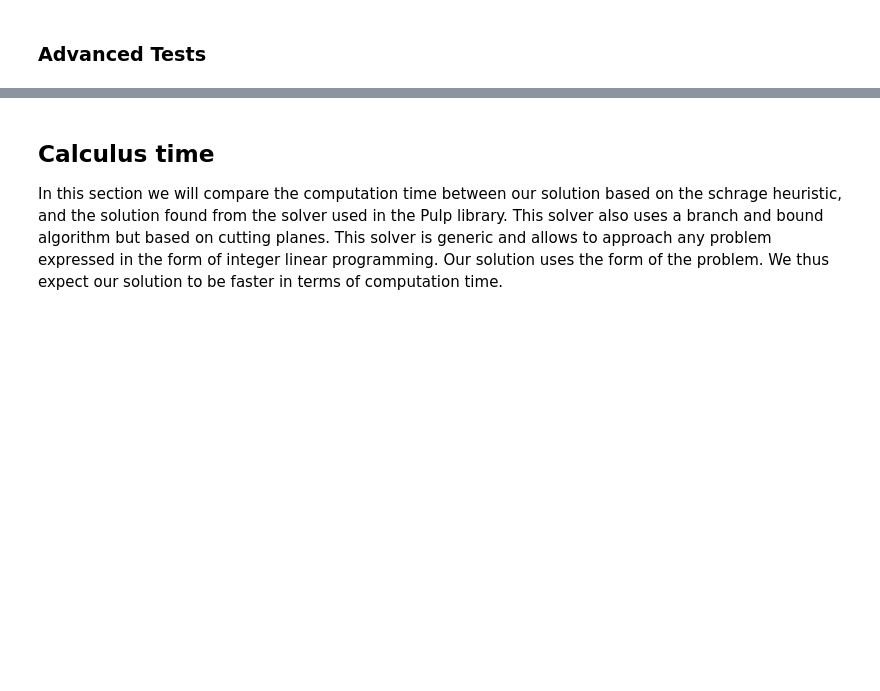
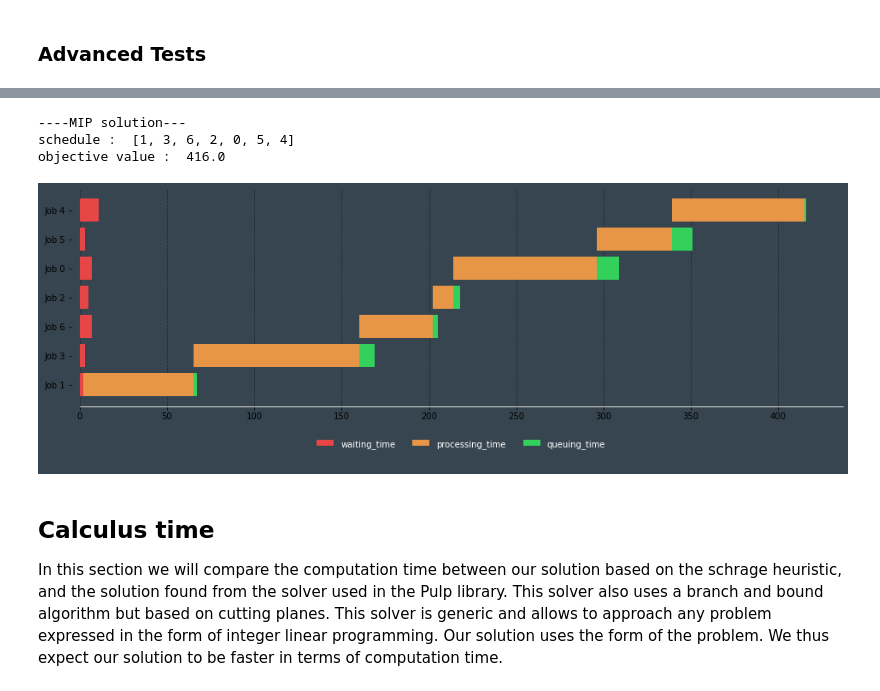
Before and after one commit to lolofo/ro_project_4gm, a Jupyter notebook: project_final/final_project.ipynb, the cells around one changed output, grey strips where cells are left out. Saved outputs shown, nothing was run; the diff lists cells and outputs as text; code cells hidden in the pictures; blank space fills up the shorter version.

```diff
--- a/project_final/final_project.ipynb
+++ b/project_final/final_project.ipynb
@@ -1546,3 +1595,15 @@ q     152     161      60     132
+# %%
+print("----MIP solution---")
+# --> MIP solver.
+solution = solve_pulp_model(N,a,d,q , show_output = False)
+print("schedule : " , solution['SCHD'])
+print("objective value : " , solution['OBJ'])
+calender_mip = visu_calender(N,a,d,q , solution['SCHD'])
+# %% [output]
+----MIP solution---
+schedule :  [1, 3, 6, 2, 0, 5, 4]
+objective value :  416.0
+[figure, added]
 # %% [markdown]
 ## Calculus time
 
```
Also changed, not shown: parts of 21 cells of this notebook.
